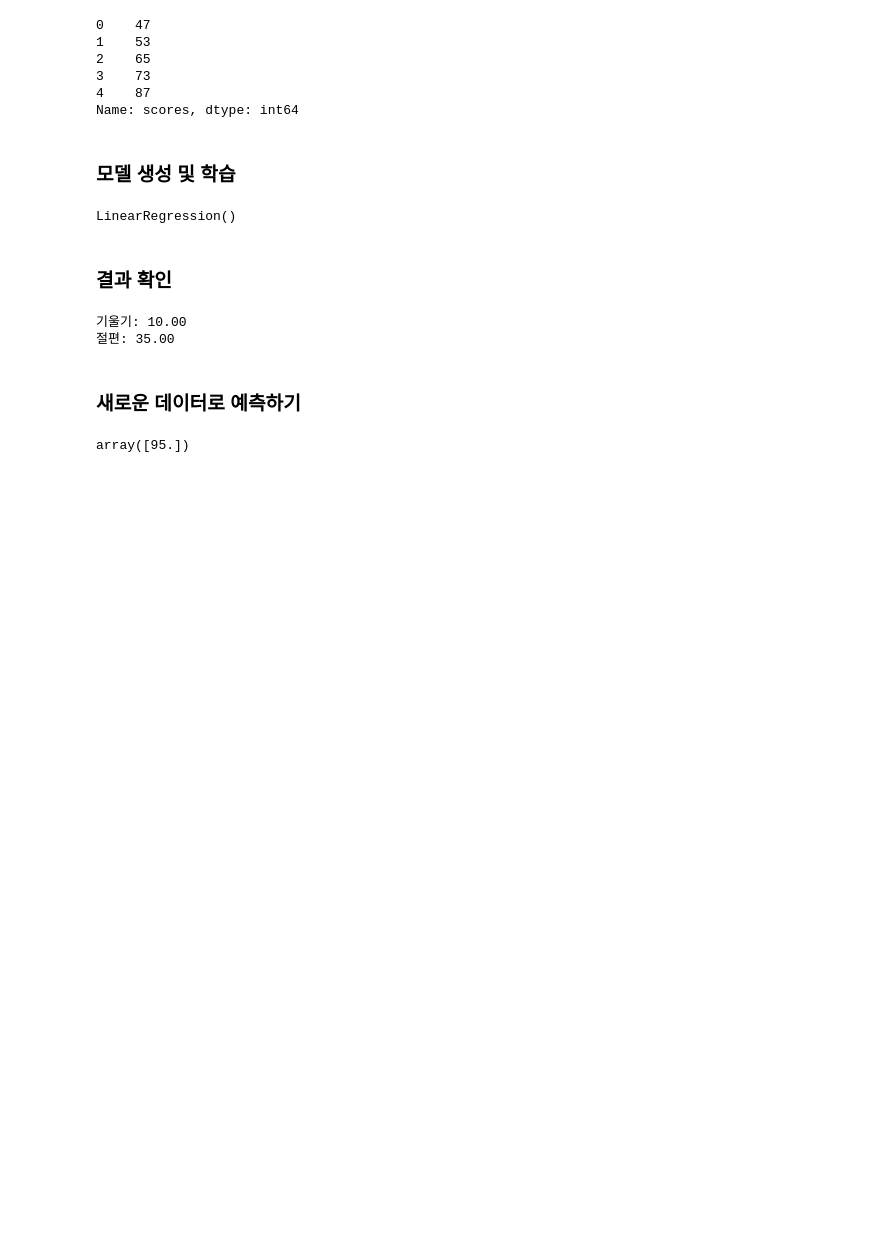
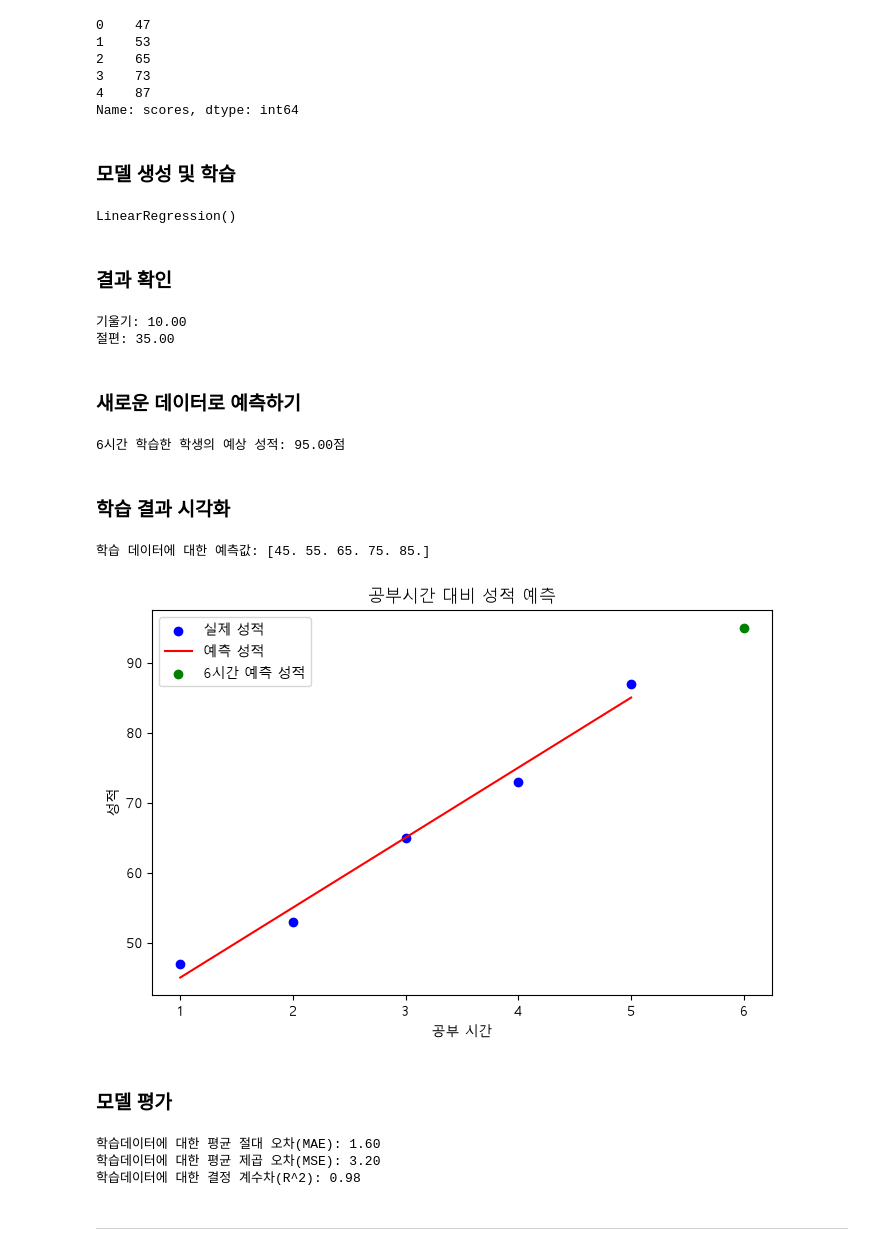
Before and after one commit to doubleyn/kant-ml, a Jupyter notebook: 03_ml.ipynb, the cells around one changed output. Drawn from its saved outputs; the diff is of its cells as text; code cells hidden in the pictures; blank space fills up the shorter version.

```diff
--- a/03_ml.ipynb
+++ b/03_ml.ipynb
@@ -75,8 +75,67 @@ print(f"절편: {model.intercept_:.2f}") # 절편 Bias
 # %%
 # 6시간 학습한 학생의 성적 예측
 new_data = pd.DataFrame({"hours": [6]}) # X 독립변수 1개 추가
+# new_data = pd.DataFrame({"hours": [6, 7, 8]}) # X 독립변수 1개 추가
 
 predicted_score = model.predict(new_data)
-print(f"6tlrks ")
+print(f"6시간 학습한 학생의 예상 성적: {predicted_score[0]:.2f}점") # 95
+# print(f"7시간 학습한 학생의 예상 성적: {predicted_score[1]:.2f}점") # 105
+# print(f"8시간 학습한 학생의 예상 성적: {predicted_score[2]:.2f}점") # 115
 # %% [output]
-array([95.])
+6시간 학습한 학생의 예상 성적: 95.00점
+# %% [markdown]
+### 학습 결과 시각화
+# %%
+# 학습 데이터에 대한 예측값
+y_pred = model.predict(X)
+print("학습 데이터에 대한 예측값:", y_pred)
+
+plt.figure(figsize=(8, 5))
+
+# 실제 성적 (산점도)
+plt.scatter(X["hours"], y, color="blue", label="실제 성적")
+# plt.scatter(df["hours"], df["scores"], color="blue", label="실제 성적")
+
+# 예측한 성적 (회귀직선)
+plt.plot(X["hours"], y_pred, color="red", label="예측 성적")
+
+# 6시간 학습한 학생의 예측 성적
+plt.scatter(6, predicted_score[0], color="green", label="6시간 예측 성적")
+
+plt.title("공부시간 대비 성적 예측")
+plt.xlabel("공부 시간")
+plt.ylabel("성적")
+plt.legend()
+plt.show()
+# %% [output]
+학습 데이터에 대한 예측값: [45. 55. 65. 75. 85.]
+[figure, added]
+# %% [markdown]
+### 모델 평가
+# %%
+from sklearn.metrics import mean_absolute_error
+from sklearn.metrics import mean_squared_error
+from sklearn.metrics import r2_score
+
+# MAE: 오차 절대 평균
+# 오차의 크기를 직관적으로 이해
+mae = mean_absolute_error(y, y_pred)
+print(f"학습데이터에 대한 평균 절대 오차(MAE): {mae:.2f}")
+
+# MSE: 오차 제곱 평균
+# 제곱하는 이유는 큰 오차에 대해서 민감하게 반응
+mse = mean_squared_error(y, y_pred)
+print(f"학습데이터에 대한 평균 제곱 오차(MSE): {mse:.2f}")
+
+# R2 Score: 결정계수
+# 모델이 실제 데이터를 얼마만큼 정확한지를 나타내는 지표
+# 0 <==> 1
+# 음수일 경우 학습 실패
+r2 = r2_score(y, y_pred)
+print(f"학습데이터에 대한 결정 계수차(R^2): {r2:.2f}")
+# %% [output]
+학습데이터에 대한 평균 절대 오차(MAE): 1.60
+학습데이터에 대한 평균 제곱 오차(MSE): 3.20
+학습데이터에 대한 결정 계수차(R^2): 0.98
+# %% [markdown]
+---
```
Also changed, not shown: parts of 22 cells of this notebook.
